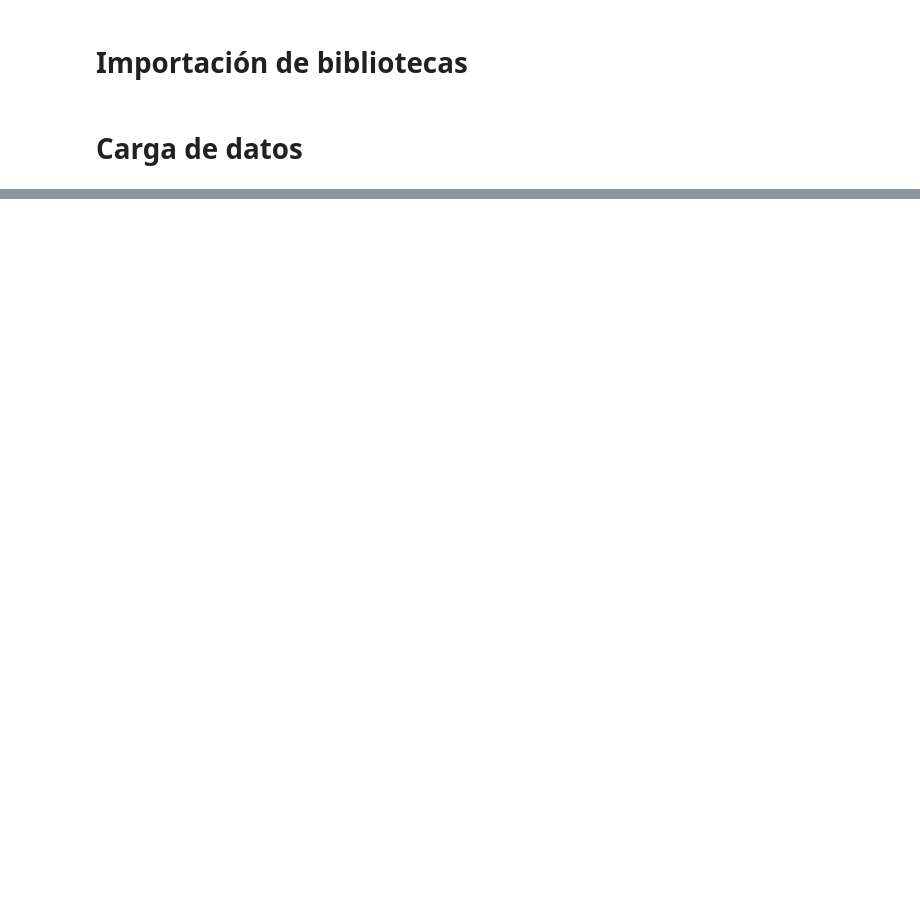
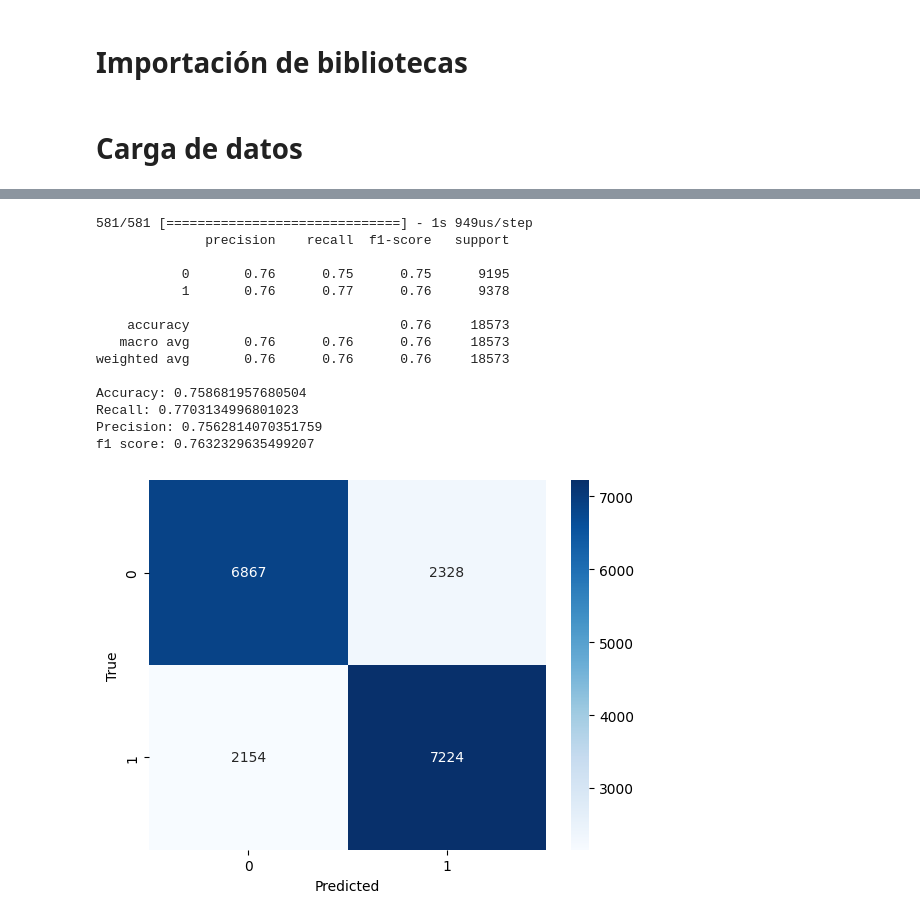
Before and after one commit to mrinkspot/Data-Science-and-Machine-Learning-Projects, a Jupyter notebook: 7506R_TP1_GRUPO20_CHP4_ENTREGA_N1.ipynb, the cells around one changed output, grey strips where cells are left out. Drawn from its saved outputs; the diff is of its cells as text; code cells hidden in the pictures; blank space fills up the shorter version.

Commit message:
Agrego un primer modelo RN simple

```diff
--- a/7506R_TP1_GRUPO20_CHP4_ENTREGA_N1.ipynb
+++ b/7506R_TP1_GRUPO20_CHP4_ENTREGA_N1.ipynb
@@ -36,0 +150,6 @@ from sklearn.metrics import roc_auc_score
+# %%
+modelo_rn_1 = keras.Sequential([
+    keras.layers.Dense(1, activation='sigmoid', input_shape=(d_in,))
+])
+
+modelo_rn_1.summary()
@@ -36,0 +170,16 @@ from sklearn.metrics import roc_auc_score
+# %%
+import keras.backend as K
+def get_f1(y_true, y_pred): #taken from old keras source code
+    true_positives = K.sum(K.round(K.clip(y_true * y_pred, 0, 1)))
+    possible_positives = K.sum(K.round(K.clip(y_true, 0, 1)))
+    predicted_positives = K.sum(K.round(K.clip(y_pred, 0, 1)))
+    precision = true_positives / (predicted_positives + K.epsilon())
+    recall = true_positives / (possible_positives + K.epsilon())
+    f1_val = 2*(precision*recall)/(precision+recall+K.epsilon())
+    return f1_val
+# %%
+modelo_rn_1.compile(
+  optimizer=keras.optimizers.SGD(learning_rate=0.01),
+  loss='binary_crossentropy',
+  metrics=[get_f1],
+)
@@ -36,0 +188,2 @@ from sklearn.metrics import roc_auc_score
+# %%
+modelo_rn_1.fit(x_train_norm, y_train, batch_size=32, epochs=10, validation_data=(x_test_norm, y_test))
@@ -36,0 +214,20 @@ from sklearn.metrics import roc_auc_score
+# %%
+y_pred_norm = modelo_rn_1.predict(x_test_norm)
+y_pred = np.where(y_pred_norm > 0.45, 1, 0)
+mostrar_metricas(y_test, y_pred)
+# %% [output]
+581/581 [==============================] - 1s 949us/step
+              precision    recall  f1-score   support
+
+           0       0.76      0.75      0.75      9195
+           1       0.76      0.77      0.76      9378
+
+    accuracy                           0.76     18573
+   macro avg       0.76      0.76      0.76     18573
+weighted avg       0.76      0.76      0.76     18573
+
+Accuracy: 0.758681957680504
+Recall: 0.7703134996801023
+Precision: 0.7562814070351759
+f1 score: 0.7632329635499207
+[figure, added]
```
Also changed, not shown: parts of 20 cells of this notebook.
